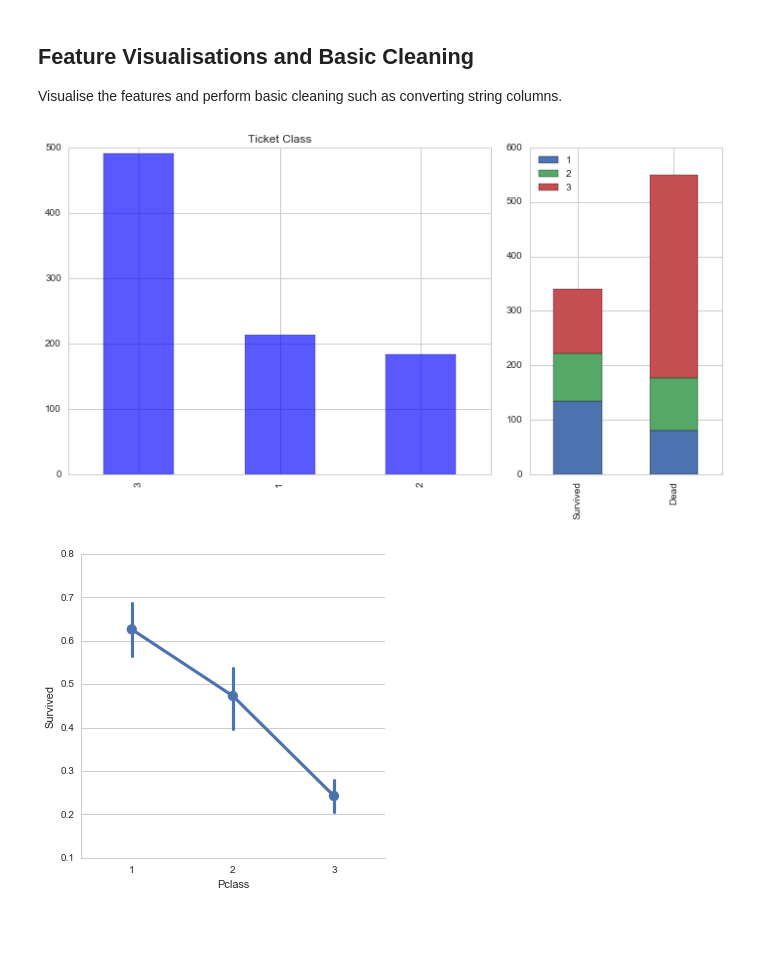
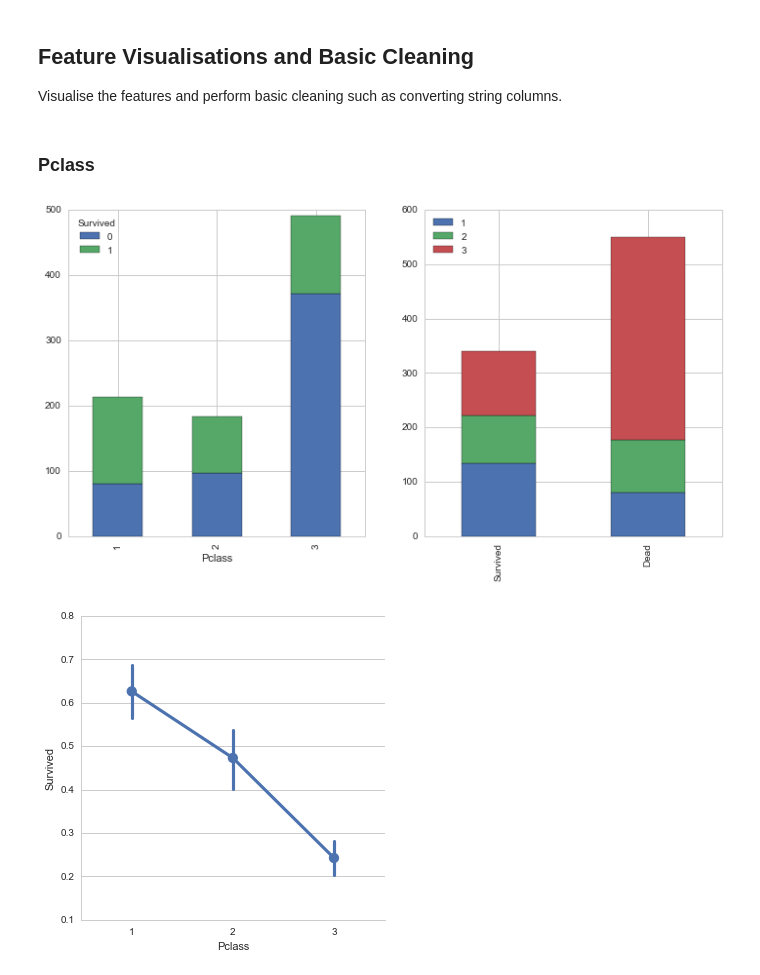
Before and after one commit to Statoil/KagglePlayground, a Jupyter notebook: Titanic/Python/Visualise.ipynb, the cells around one changed output. Drawn from its saved outputs; the diff is of its cells as text; code cells hidden in the pictures; blank space fills up the shorter version.

```diff
--- a/Titanic/Python/Titanic.ipynb
+++ b/Titanic/Python/Visualise.ipynb
@@ -192,23 +176,26 @@ plt.title("Survival Breakdown (1 = Survived, 0 = Died)");
 
 Visualise the features and perform basic cleaning such as converting string columns.
 # %%
-# PClass
-fig = plt.figure(figsize=(12,6))
+# plot some basic graphs for the given feature
+def basic_plots(feature):
+    fig = plt.figure(figsize=(12,6))
 
-ax1 = plt.subplot2grid((1,3), (0,0), colspan=2)
-# sub_plot1 = fig.add_subplot(111)
-titanic_df.Pclass.value_counts().plot(kind='bar', color="blue", alpha=.65)
-plt.title("Ticket Class")
+    ax1 = plt.subplot2grid((1,2), (0,0))
+    df2=titanic_df.groupby([feature, 'Survived'])['Pclass'].count().unstack()
+    df2.plot(kind='bar', ax=ax1, stacked=True)
 
-# sub_plot1 = fig.add_subplot(111)
-ax2 = plt.subplot2grid((1,3), (0,2))
-df = pd.DataFrame([
-    titanic_df[titanic_df['Survived']==1]['Pclass'].value_counts(),
-    titanic_df[titanic_df['Survived']==0]['Pclass'].value_counts()])
-df.index = ['Survived','Dead']
-df.plot(kind='bar',stacked=True, ax=ax2)
+    ax2 = plt.subplot2grid((1,2), (0,1))
+    df = pd.DataFrame([
+        titanic_df[titanic_df['Survived']==1][feature].value_counts(),
+        titanic_df[titanic_df['Survived']==0][feature].value_counts()])
+    df.index = ['Survived','Dead']
+    df.plot(kind='bar',stacked=True, ax=ax2)
 
-sns.factorplot('Pclass','Survived',order=[1,2,3], data=titanic_df,size=5);
+    sns.factorplot(feature,'Survived',data=titanic_df,size=5);
-# %% [output]
-[figure, removed]
-[figure, removed]
+# %% [markdown]
+### Pclass ###
+# %%
+basic_plots('Pclass')
+# %% [output]
+[figure, added]
+[figure, added]
```
Also changed, not shown: parts of 25 cells of this notebook, 2 other files.
